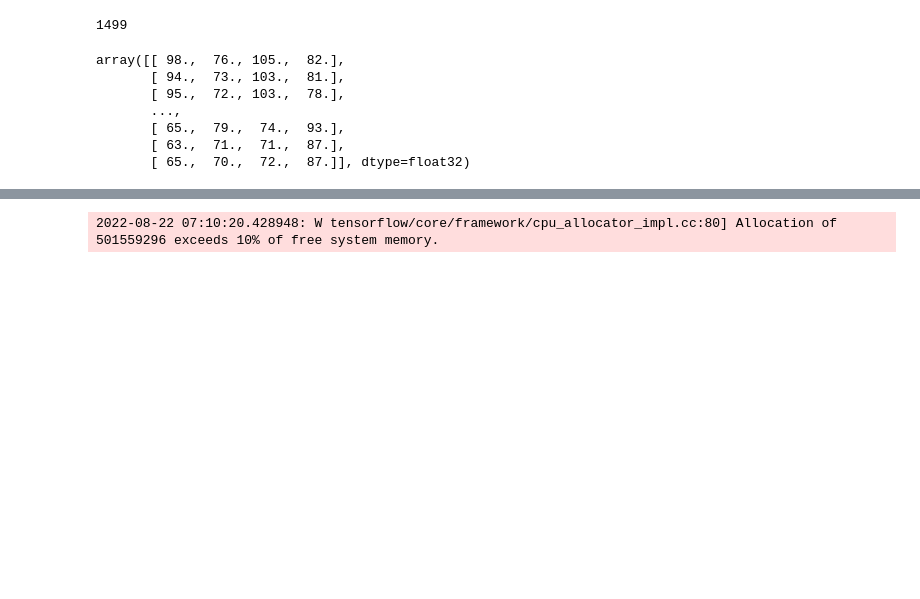
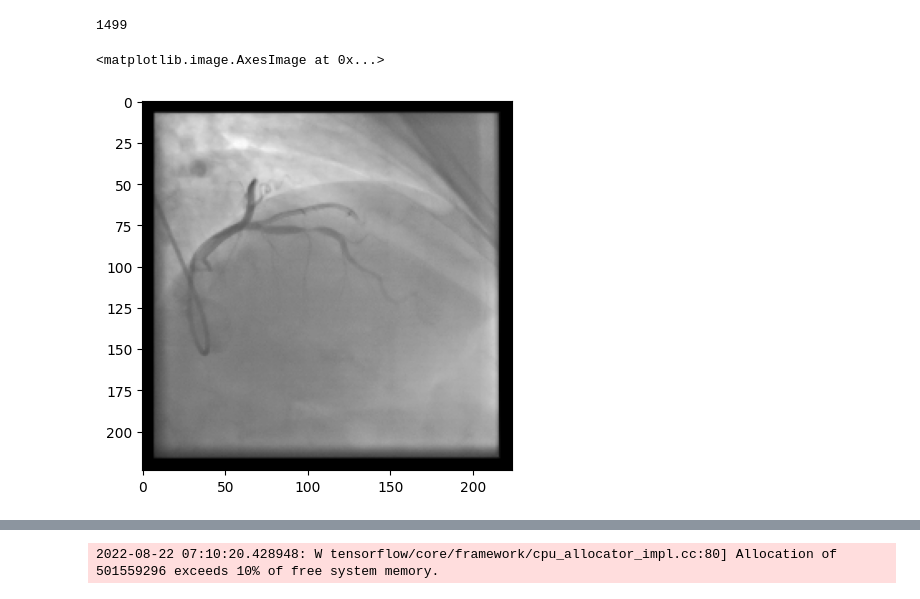
Before and after one commit to NevilleMthw/Stenosis-Project, a Jupyter notebook: transfer_learning_model.ipynb, the cells around one changed output, grey strips where cells are left out. Drawn from its saved outputs; the diff is of its cells as text; code cells hidden in the pictures; blank space fills up the shorter version.

```diff
--- a/transfer_learning_model.ipynb
+++ b/transfer_learning_model.ipynb
@@ -301,11 +246,6 @@ test_targets = np.array(test_targets).astype('float32')
-# %%
-train_targets
-# %% [output]
-array([[ 98.,  76., 105.,  82.],
-       [ 94.,  73., 103.,  81.],
-       [ 95.,  72., 103.,  78.],
-       ...,
-       [ 65.,  79.,  74.,  93.],
-       [ 63.,  71.,  71.,  87.],
-       [ 65.,  70.,  72.,  87.]], dtype=float32)
+# %%
+plt.imshow(train_images[0])
+# %% [output]
+<matplotlib.image.AxesImage at 0x...>
+[figure, added]
 # %%
```
Also changed, not shown: parts of 20 cells of this notebook.
